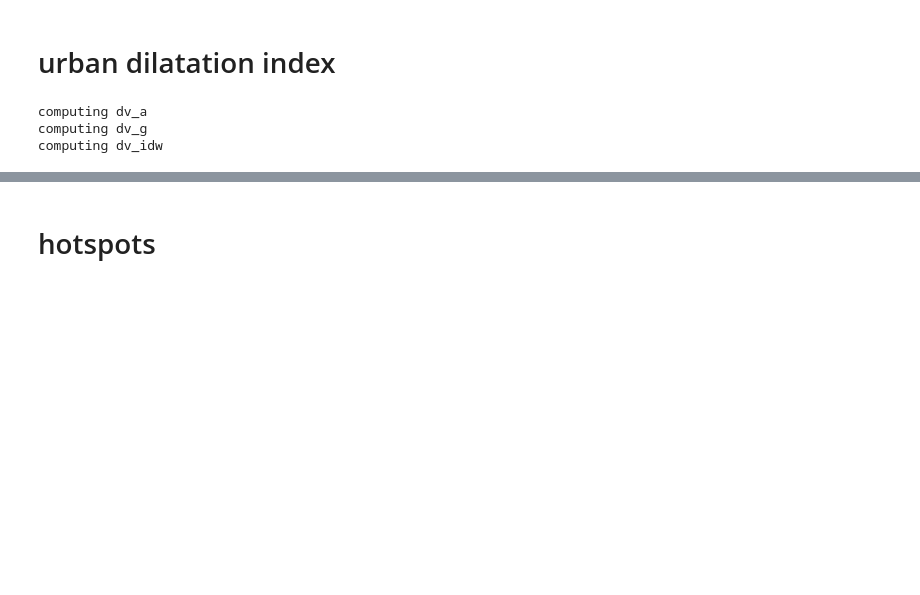
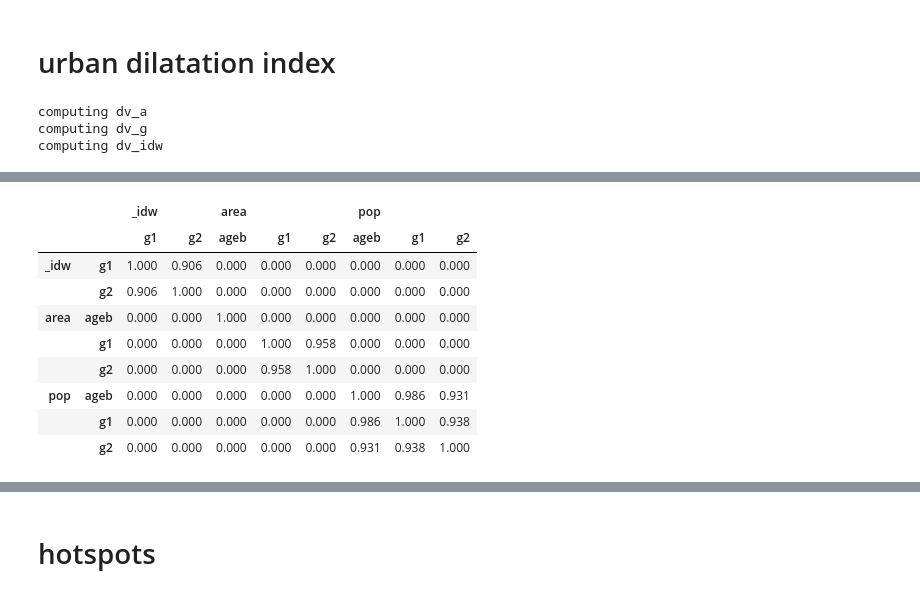
Before and after one commit to JHWu92/mob2crime, a Jupyter notebook: Urban Structure Difference-2.ipynb, the cells around one changed output, grey strips where cells are left out. Cells and saved outputs as stored; diff of their text form; code cells hidden in the pictures; blank space fills up the shorter version.

```diff
--- a/Urban Structure Difference-2.ipynb
+++ b/Urban Structure Difference-2.ipynb
@@ -119,0 +223,13 @@ draw_scatter(dila_coef.std(axis=1).to_frame(), height=300, margin_r=135)
+# %%
+grad_bg(swap(dila_ken_tau,0,1))
+# %% [output]
+|  |  | _idw |  | area |  |  | pop |  |  |
+|  |  | g1 | g2 | ageb | g1 | g2 | ageb | g1 | g2 |
+| _idw | g1 | 1.000 | 0.906 | 0.000 | 0.000 | 0.000 | 0.000 | 0.000 | 0.000 |
+|  | g2 | 0.906 | 1.000 | 0.000 | 0.000 | 0.000 | 0.000 | 0.000 | 0.000 |
+| area | ageb | 0.000 | 0.000 | 1.000 | 0.000 | 0.000 | 0.000 | 0.000 | 0.000 |
+|  | g1 | 0.000 | 0.000 | 0.000 | 1.000 | 0.958 | 0.000 | 0.000 | 0.000 |
+|  | g2 | 0.000 | 0.000 | 0.000 | 0.958 | 1.000 | 0.000 | 0.000 | 0.000 |
+| pop | ageb | 0.000 | 0.000 | 0.000 | 0.000 | 0.000 | 1.000 | 0.986 | 0.931 |
+|  | g1 | 0.000 | 0.000 | 0.000 | 0.000 | 0.000 | 0.986 | 1.000 | 0.938 |
+|  | g2 | 0.000 | 0.000 | 0.000 | 0.000 | 0.000 | 0.931 | 0.938 | 1.000 |
```
Also changed, not shown: parts of 42 cells of this notebook.
